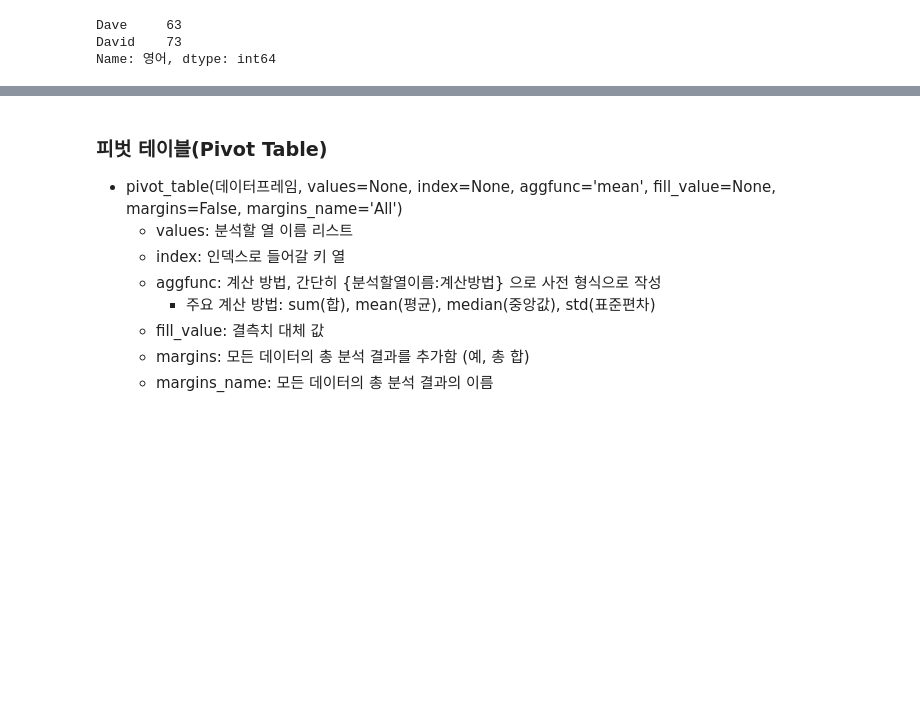
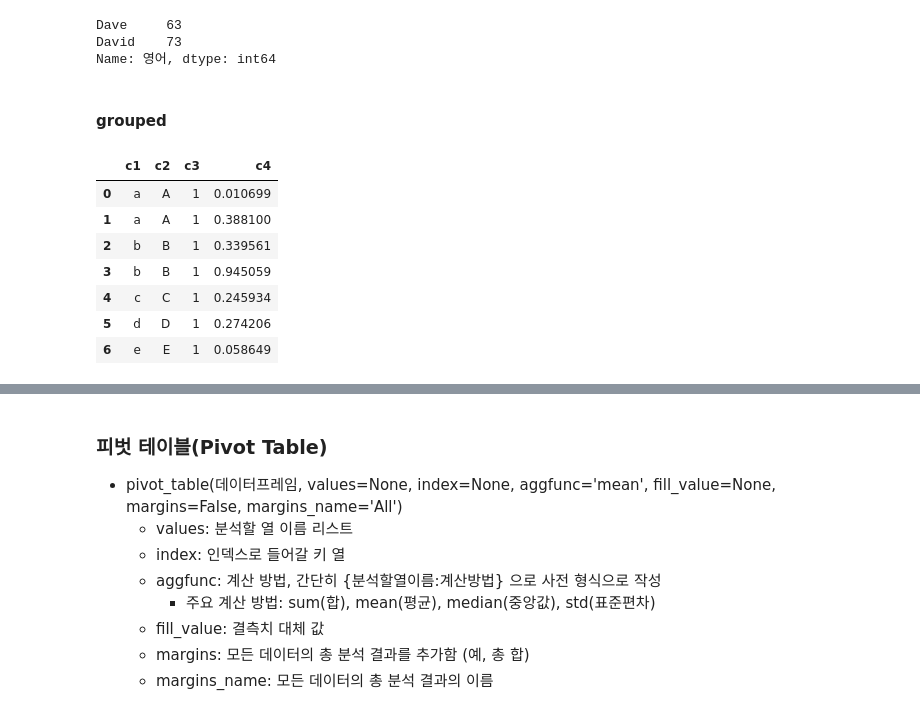
Before and after one commit to whattSUPkim/Data-Science, a Jupyter notebook: Data Analysis/Pandas_exercise.ipynb, the cells around one changed output, grey strips where cells are left out. Saved outputs shown, nothing was run; the diff lists cells and outputs as text; code cells hidden in the pictures; blank space fills up the shorter version.

Commit message:
Update: grouped 설명 추가
groupby - grouped

```diff
--- a/Data Analysis/Pandas_exercise.ipynb
+++ b/Data Analysis/Pandas_exercise.ipynb
@@ -1269,3 +1269,20 @@ df['영어'].apply(lambda df_data: df_data+1)
 Dave     63
 David    73
 Name: 영어, dtype: int64
+# %% [markdown]
+#### grouped
+# %%
+df = pd.DataFrame({'c1':['a', 'a', 'b', 'b', 'c', 'd', 'e'],
+                  'c2': ['A', 'A', 'B', 'B', 'C', 'D', 'E'],
+                  'c3': np.random.randint(7),
+                  'c4': np.random.random(7)})
+df
+# %% [output]
+|  | c1 | c2 | c3 | c4 |
+| 0 | a | A | 1 | 0.010699 |
+| 1 | a | A | 1 | 0.388100 |
+| 2 | b | B | 1 | 0.339561 |
+| 3 | b | B | 1 | 0.945059 |
+| 4 | c | C | 1 | 0.245934 |
+| 5 | d | D | 1 | 0.274206 |
+| 6 | e | E | 1 | 0.058649 |
```
Also changed, not shown: parts of 5 cells of this notebook.
